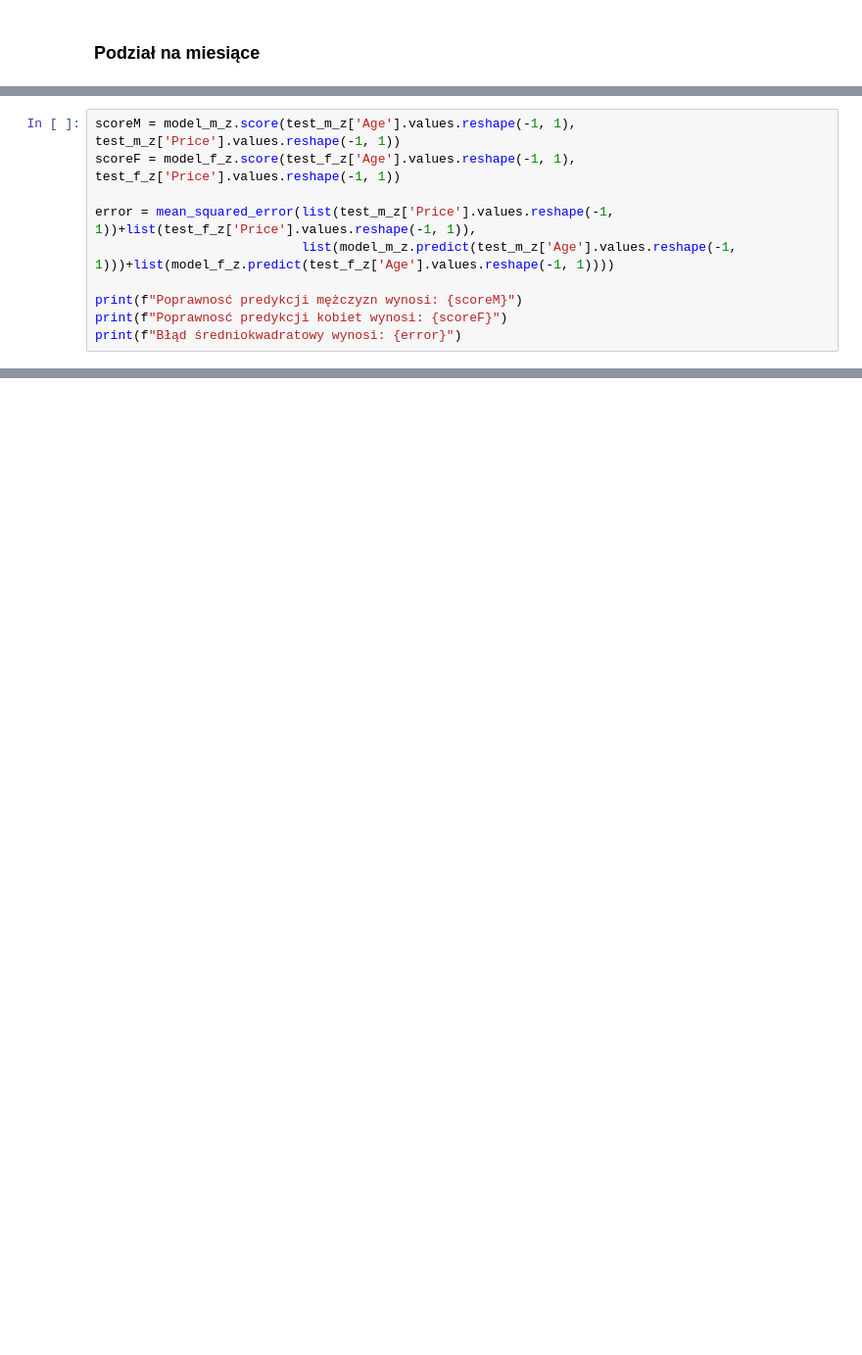
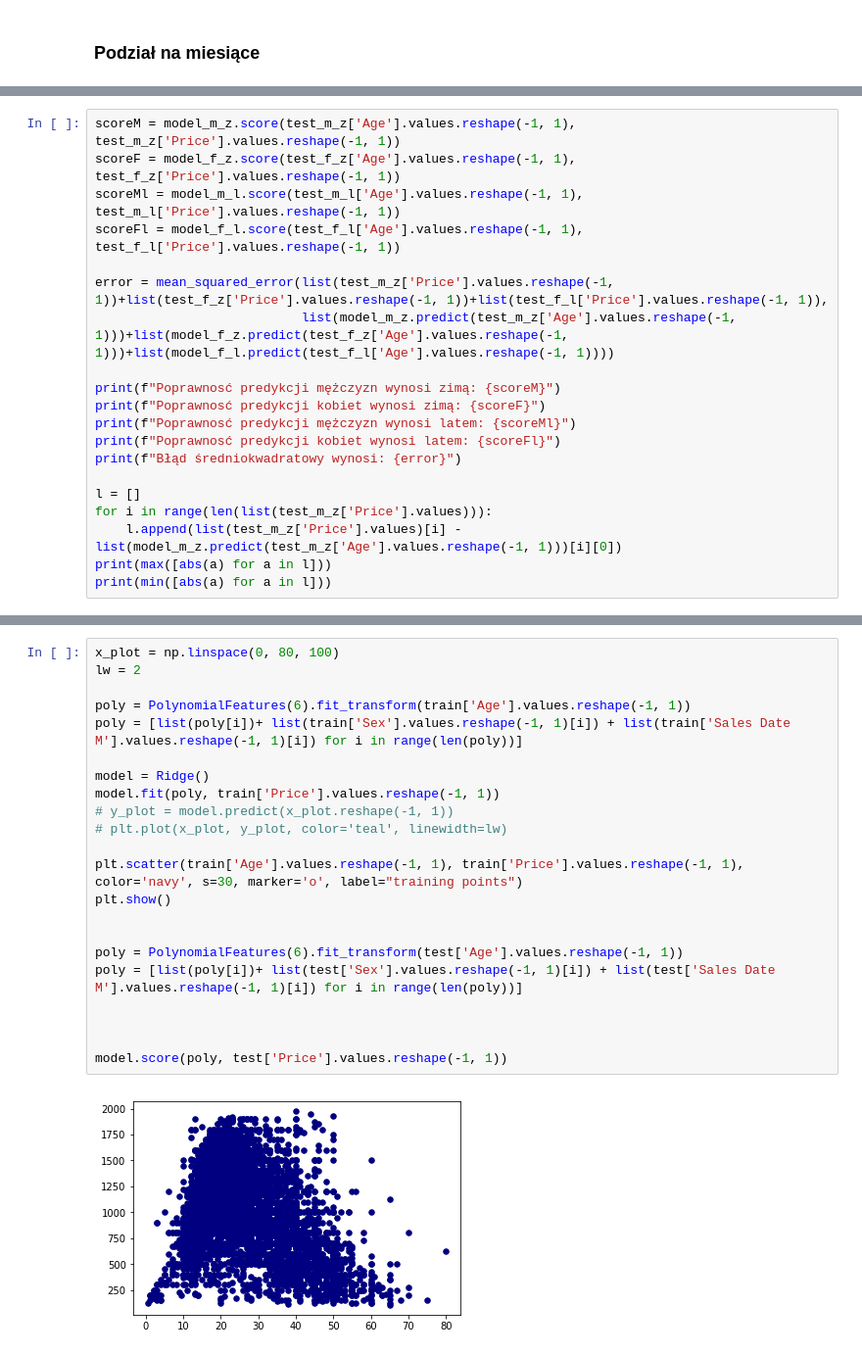
Before and after one commit to jedrek1993/Regresja, a Jupyter notebook: Regresja.ipynb, the cells around one changed output, grey strips where cells are left out. Shown: that part at 98% size. Saved outputs shown, nothing was run; the diff lists cells and outputs as text; blank space fills up the shorter version.

```diff
--- a/Regresja.ipynb
+++ b/Regresja.ipynb
@@ -206,11 +195,21 @@ Reciprocal condition number/precision: 5.6313322609657556e-24 / 1.11022302462515
 # %%
 scoreM = model_m_z.score(test_m_z['Age'].values.reshape(-1, 1), test_m_z['Price'].values.reshape(-1, 1))
 scoreF = model_f_z.score(test_f_z['Age'].values.reshape(-1, 1), test_f_z['Price'].values.reshape(-1, 1))
+scoreMl = model_m_l.score(test_m_l['Age'].values.reshape(-1, 1), test_m_l['Price'].values.reshape(-1, 1))
+scoreFl = model_f_l.score(test_f_l['Age'].values.reshape(-1, 1), test_f_l['Price'].values.reshape(-1, 1))
 
-error = mean_squared_error(list(test_m_z['Price'].values.reshape(-1, 1))+list(test_f_z['Price'].values.reshape(-1, 1)),
-                           list(model_m_z.predict(test_m_z['Age'].values.reshape(-1, 1)))+list(model_f_z.predict(test_f_z['Age'].values.reshape(-1, 1))))
+error = mean_squared_error(list(test_m_z['Price'].values.reshape(-1, 1))+list(test_f_z['Price'].values.reshape(-1, 1))+list(test_f_l['Price'].values.reshape(-1, 1)),
+                           list(model_m_z.predict(test_m_z['Age'].values.reshape(-1, 1)))+list(model_f_z.predict(test_f_z['Age'].values.reshape(-1, 1)))+list(model_f_l.predict(test_f_l['Age'].values.reshape(-1, 1))))
 
-print(f"Poprawnosć predykcji mężczyzn wynosi: {scoreM}")
-print(f"Poprawnosć predykcji kobiet wynosi: {scoreF}")
+print(f"Poprawnosć predykcji mężczyzn wynosi zimą: {scoreM}")
+print(f"Poprawnosć predykcji kobiet wynosi zimą: {scoreF}")
+print(f"Poprawnosć predykcji mężczyzn wynosi latem: {scoreMl}")
+print(f"Poprawnosć predykcji kobiet wynosi latem: {scoreFl}")
 print(f"Błąd średniokwadratowy wynosi: {error}")
+
+l = []
+for i in range(len(list(test_m_z['Price'].values))):
+    l.append(list(test_m_z['Price'].values)[i] - list(model_m_z.predict(test_m_z['Age'].values.reshape(-1, 1)))[i][0])
+print(max([abs(a) for a in l]))
+print(min([abs(a) for a in l]))
 # %% [output]
@@ -219,0 +225,24 @@ Błąd średniokwadratowy wynosi: 190251.61132887765
+# %%
+x_plot = np.linspace(0, 80, 100)
+lw = 2
+
+poly = PolynomialFeatures(6).fit_transform(train['Age'].values.reshape(-1, 1))
+poly = [list(poly[i])+ list(train['Sex'].values.reshape(-1, 1)[i]) + list(train['Sales Date M'].values.reshape(-1, 1)[i]) for i in range(len(poly))]
+
+model = Ridge()
+model.fit(poly, train['Price'].values.reshape(-1, 1))
+# y_plot = model.predict(x_plot.reshape(-1, 1))
+# plt.plot(x_plot, y_plot, color='teal', linewidth=lw)
+
+plt.scatter(train['Age'].values.reshape(-1, 1), train['Price'].values.reshape(-1, 1), color='navy', s=30, marker='o', label="training points")
+plt.show()
+
+
+poly = PolynomialFeatures(6).fit_transform(test['Age'].values.reshape(-1, 1))
+poly = [list(poly[i])+ list(test['Sex'].values.reshape(-1, 1)[i]) + list(test['Sales Date M'].values.reshape(-1, 1)[i]) for i in range(len(poly))]
+
+
+
+model.score(poly, test['Price'].values.reshape(-1, 1))
+# %% [output]
+[figure, added]
```
Also changed, not shown: parts of 13 cells of this notebook.
